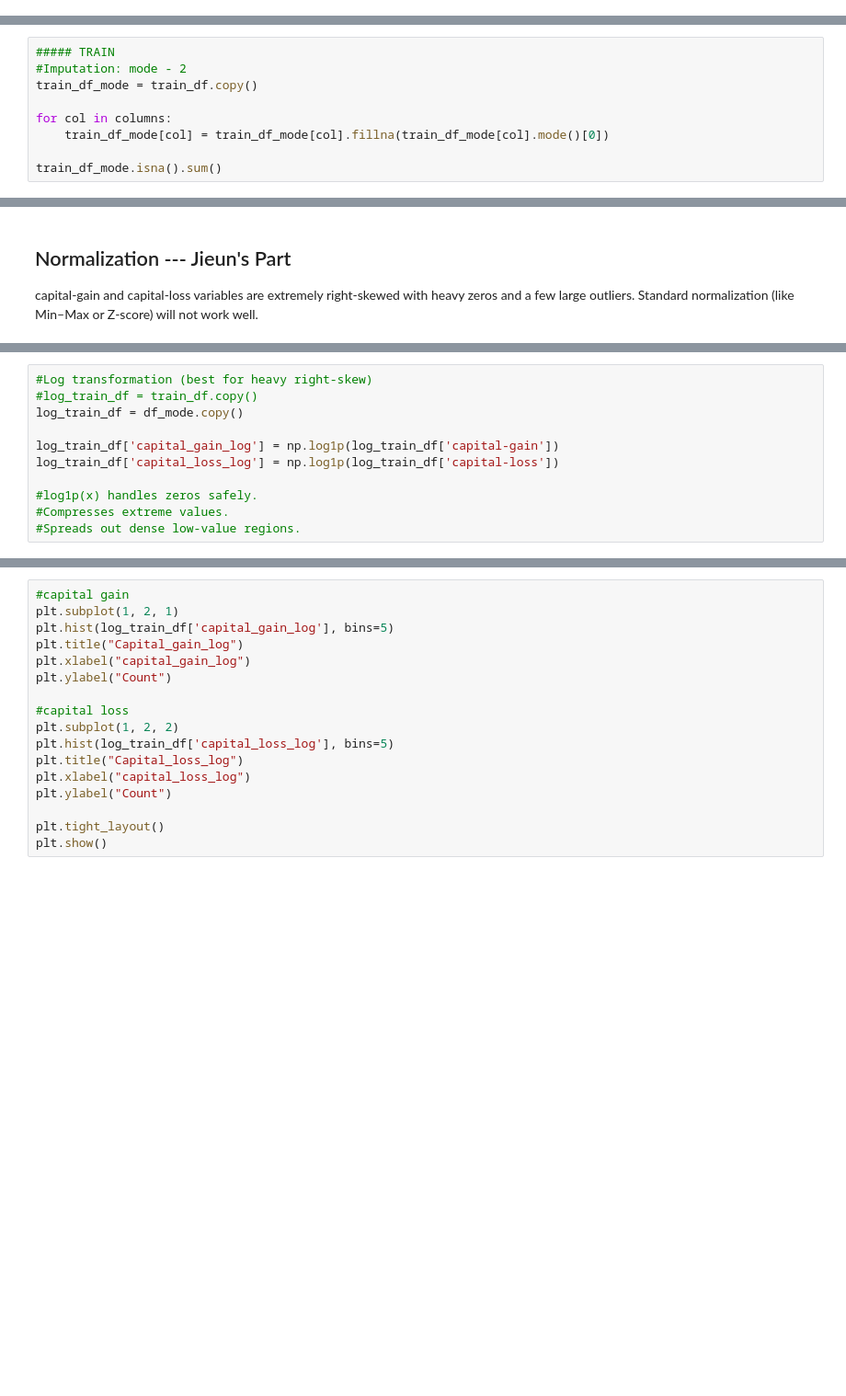
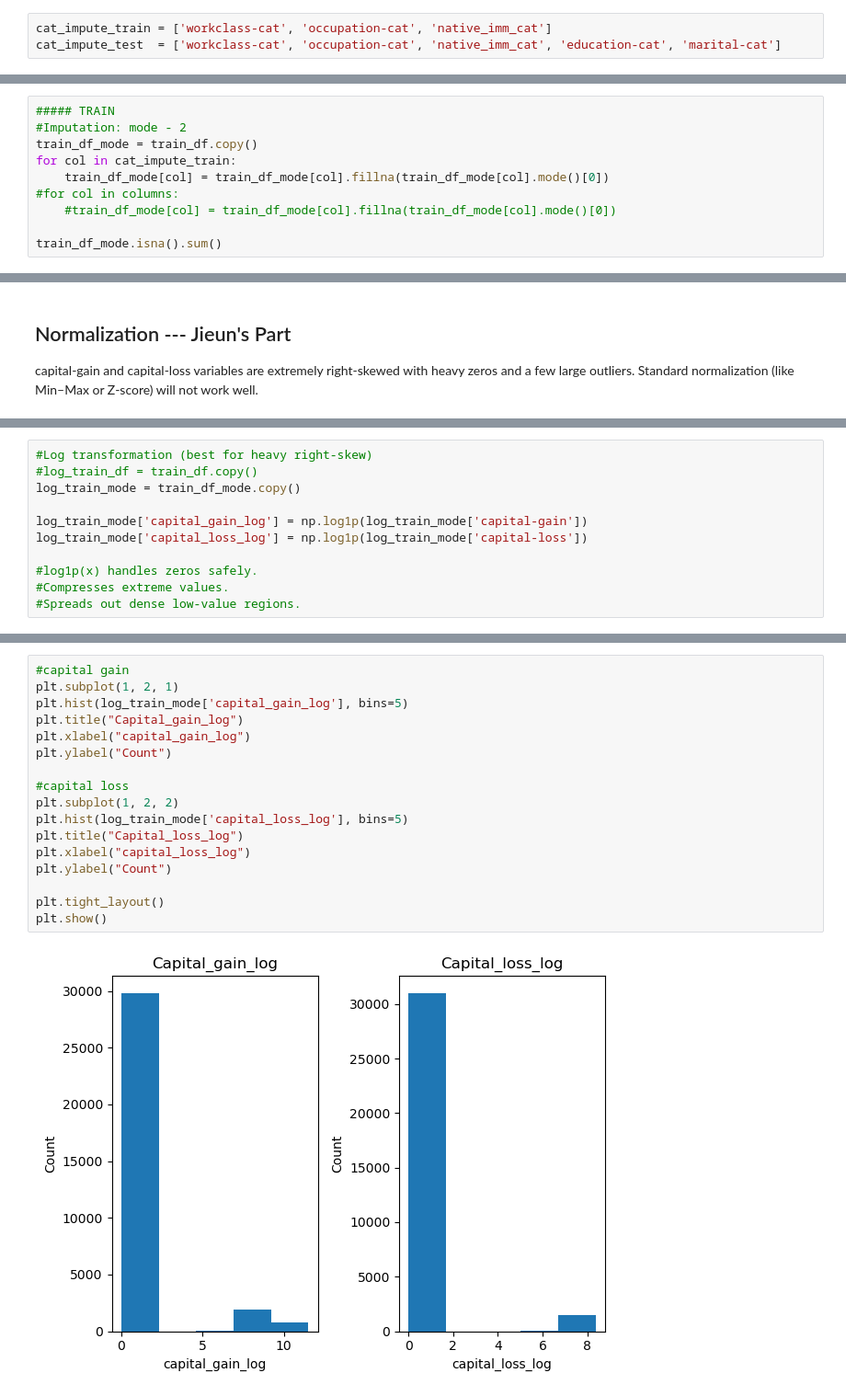
Before and after one commit to JohnAChester/fordham_classification, a Jupyter notebook: CombinedCode-Mode-John.ipynb, the cells around one changed output, grey strips where cells are left out. Shown at 92% size. Cells and saved outputs as stored; diff of their text form; blank space fills up the shorter version.

```diff
--- a/CombinedCode-Mode-John.ipynb
+++ b/CombinedCode-Mode-John.ipynb
@@ -278,6 +360,9 @@ test_df.isna().sum()
 #Columns that have missing values
 columns = {'workclass-cat', 'occupation-cat', 'native_imm_cat'}
 columns_test = {'workclass-cat', 'occupation-cat', 'native_imm_cat'}
+# %%
+cat_impute_train = ['workclass-cat', 'occupation-cat', 'native_imm_cat']
+cat_impute_test  = ['workclass-cat', 'occupation-cat', 'native_imm_cat', 'education-cat', 'marital-cat']
 # %%
 #Print only the columns that contain NA values
 for col in columns:
@@ -288,8 +383,9 @@ for col in columns:
 ##### TRAIN
 #Imputation: mode - 2
 train_df_mode = train_df.copy()
-
-for col in columns:
+for col in cat_impute_train:
     train_df_mode[col] = train_df_mode[col].fillna(train_df_mode[col].mode()[0])
+#for col in columns:
+    #train_df_mode[col] = train_df_mode[col].fillna(train_df_mode[col].mode()[0])
 
 train_df_mode.isna().sum()
@@ -393,10 +563,10 @@ train_df_mode
 # %%
 #Log transformation (best for heavy right-skew)
 #log_train_df = train_df.copy()
-log_train_df = df_mode.copy()
+log_train_mode = train_df_mode.copy()
 
-log_train_df['capital_gain_log'] = np.log1p(log_train_df['capital-gain'])
-log_train_df['capital_loss_log'] = np.log1p(log_train_df['capital-loss'])
+log_train_mode['capital_gain_log'] = np.log1p(log_train_mode['capital-gain'])
+log_train_mode['capital_loss_log'] = np.log1p(log_train_mode['capital-loss'])
 
 #log1p(x) handles zeros safely.
 #Compresses extreme values.
@@ -419,19 +598,21 @@ print(log_train_df['capital_gain_log'].max())
 # %%
 #capital gain
 plt.subplot(1, 2, 1)
-plt.hist(log_train_df['capital_gain_log'], bins=5)
+plt.hist(log_train_mode['capital_gain_log'], bins=5)
 plt.title("Capital_gain_log")
 plt.xlabel("capital_gain_log")
 plt.ylabel("Count")
 
 #capital loss
 plt.subplot(1, 2, 2)
-plt.hist(log_train_df['capital_loss_log'], bins=5)
+plt.hist(log_train_mode['capital_loss_log'], bins=5)
 plt.title("Capital_loss_log")
 plt.xlabel("capital_loss_log")
 plt.ylabel("Count")
 
 plt.tight_layout()
 plt.show()
+# %% [output]
+[figure, added]
 # %%
 log_train_df
```
Also changed, not shown: parts of 27 cells of this notebook.
